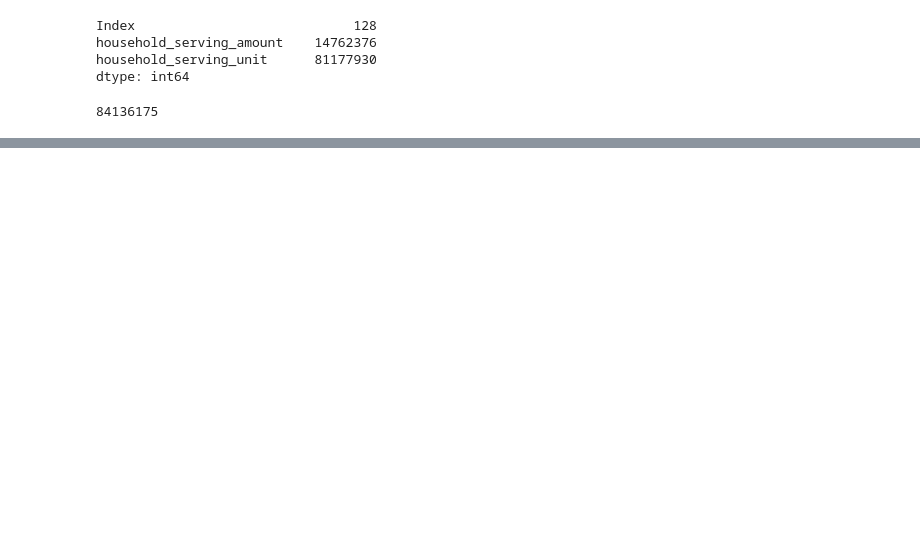
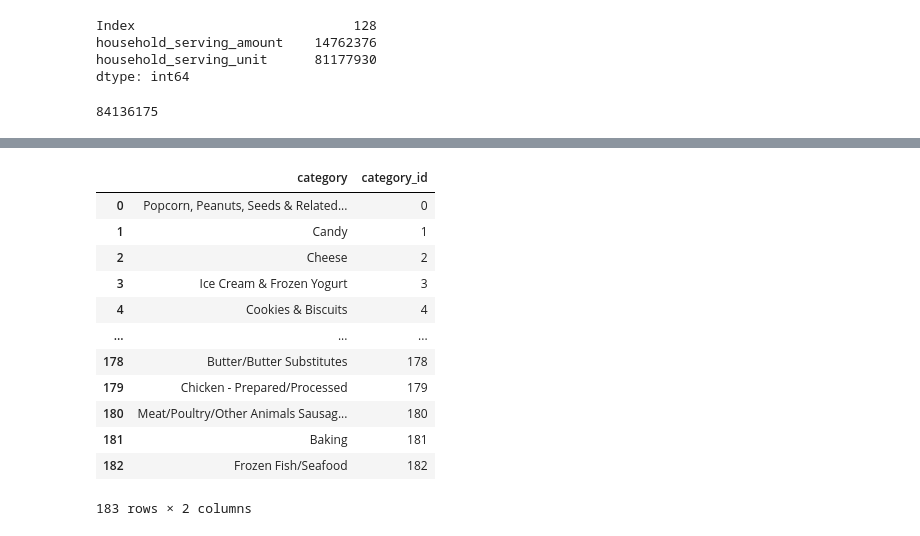
Before and after one commit to alexander-jensen/FDA-Data-Analysis, a Jupyter notebook: Branded Food Initial Data Analysis.ipynb, the cells around one changed output, grey strips where cells are left out. Saved outputs shown, nothing was run; the diff lists cells and outputs as text; code cells hidden in the pictures; blank space fills up the shorter version.

```diff
--- a/Branded Food Initial Data Analysis.ipynb
+++ b/Branded Food Initial Data Analysis.ipynb
@@ -875,0 +942,18 @@ branded_food.household_serving_fulltext.memory_usage(deep=True)
+# %%
+cat_df = pd.DataFrame(data=categories[categories > 100].index, columns=['category'])
+cat_df['category_id'] = cat_df.index
+cat_df
+# %% [output]
+|  | category | category_id |
+| 0 | Popcorn, Peanuts, Seeds & Related... | 0 |
+| 1 | Candy | 1 |
+| 2 | Cheese | 2 |
+| 3 | Ice Cream & Frozen Yogurt | 3 |
+| 4 | Cookies & Biscuits | 4 |
+| ... | ... | ... |
+| 178 | Butter/Butter Substitutes | 178 |
+| 179 | Chicken - Prepared/Processed | 179 |
+| 180 | Meat/Poultry/Other Animals Sausag... | 180 |
+| 181 | Baking | 181 |
+| 182 | Frozen Fish/Seafood | 182 |
+183 rows × 2 columns
```
Also changed, not shown: parts of 17 cells of this notebook.
